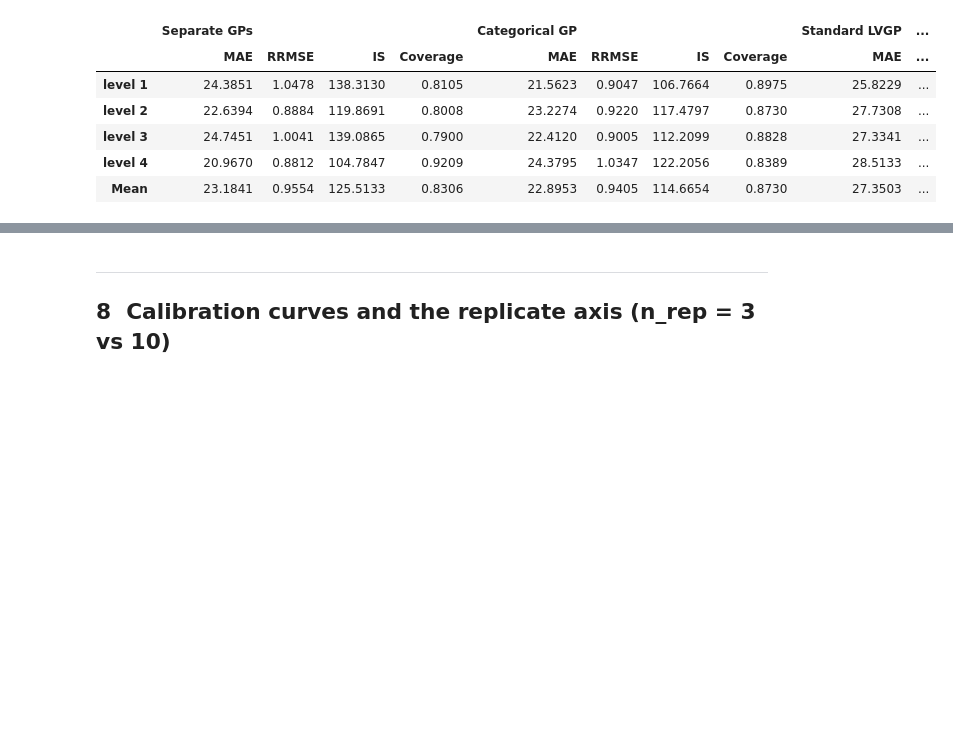
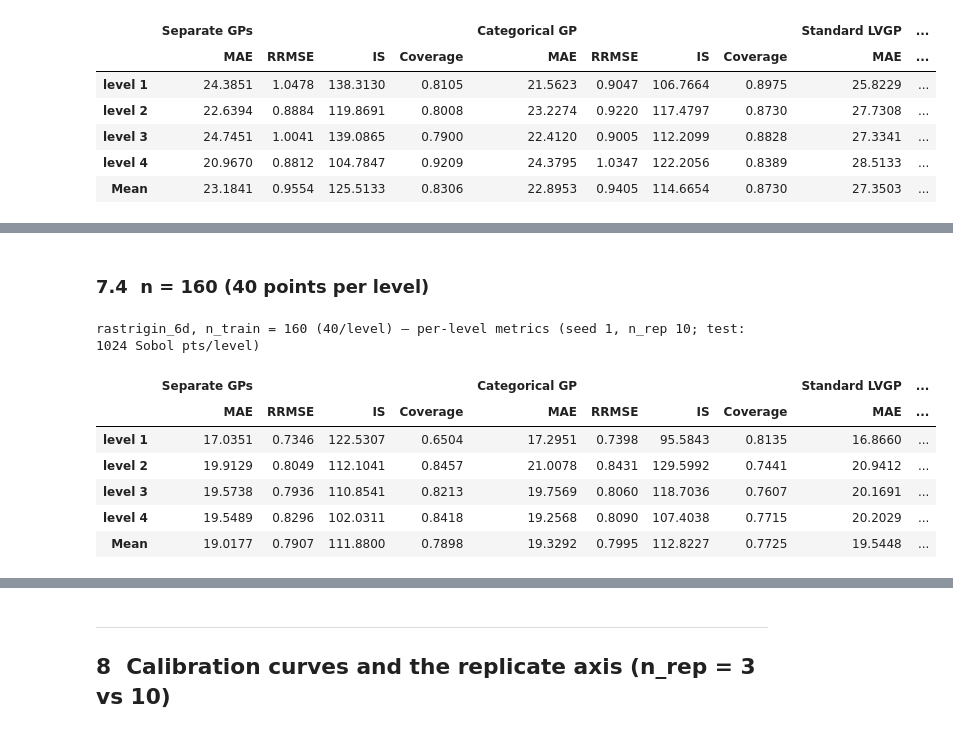
Before and after one commit to Chris1504-fdz/lvgp_modeling_comp, a Jupyter notebook: notebooks/surrogate_comparison_study.ipynb, the cells around one changed output, grey strips where cells are left out. Saved outputs shown, nothing was run; the diff lists cells and outputs as text; code cells hidden in the pictures; blank space fills up the shorter version.

```diff
--- a/notebooks/surrogate_comparison_study.ipynb
+++ b/notebooks/surrogate_comparison_study.ipynb
@@ -607,2 +636,16 @@ rastrigin_6d — mean over levels + best model per metric
+# %% [markdown]
+### 7.4&nbsp; n = 160 (40 points per level)
+# %%
+show_combined(tabs6_160, f"rastrigin_6d, n_train = 160 (40/level) — per-level metrics "
+                     f"(seed {SEED}, n_rep {N_REP}; test: 1024 Sobol pts/level)")
+# %% [output]
+rastrigin_6d, n_train = 160 (40/level) — per-level metrics (seed 1, n_rep 10; test: 1024 Sobol pts/level)
+|  | Separate GPs |  |  |  | Categorical GP |  |  |  | Standard LVGP | ... |
+|  | MAE | RRMSE | IS | Coverage | MAE | RRMSE | IS | Coverage | MAE | ... |
+| level 1 | 17.0351 | 0.7346 | 122.5307 | 0.6504 | 17.2951 | 0.7398 | 95.5843 | 0.8135 | 16.8660 | ... |
+| level 2 | 19.9129 | 0.8049 | 112.1041 | 0.8457 | 21.0078 | 0.8431 | 129.5992 | 0.7441 | 20.9412 | ... |
+| level 3 | 19.5738 | 0.7936 | 110.8541 | 0.8213 | 19.7569 | 0.8060 | 118.7036 | 0.7607 | 20.1691 | ... |
+| level 4 | 19.5489 | 0.8296 | 102.0311 | 0.8418 | 19.2568 | 0.8090 | 107.4038 | 0.7715 | 20.2029 | ... |
+| Mean | 19.0177 | 0.7907 | 111.8800 | 0.7898 | 19.3292 | 0.7995 | 112.8227 | 0.7725 | 19.5448 | ... |
 # %%
 # Parity plots: predicted vs true on the 1024-pt Sobol cloud, all levels pooled
```
Also changed, not shown: parts of 12 cells of this notebook, 28 other files.
